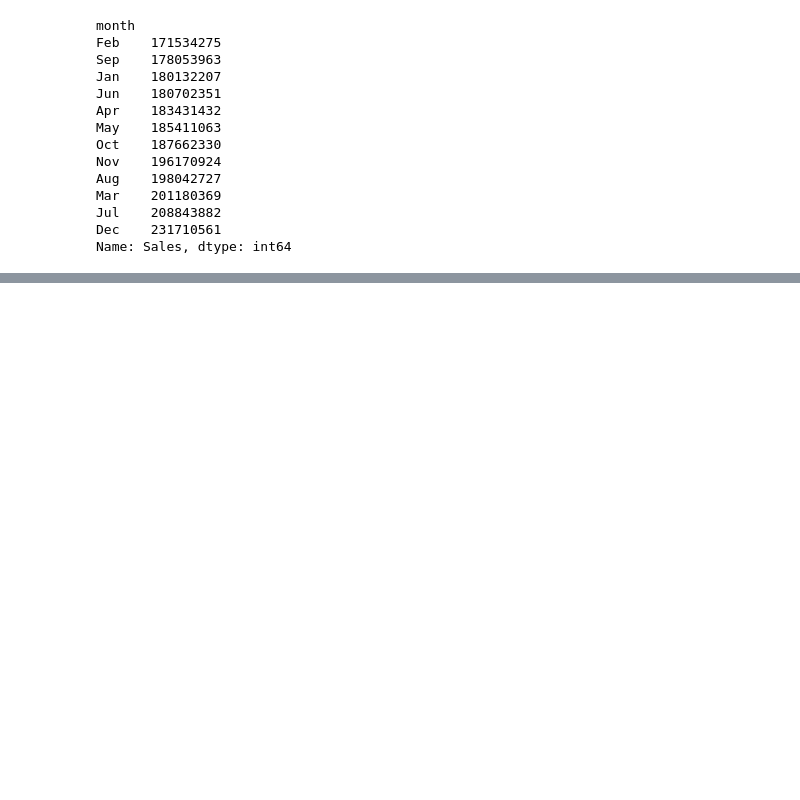
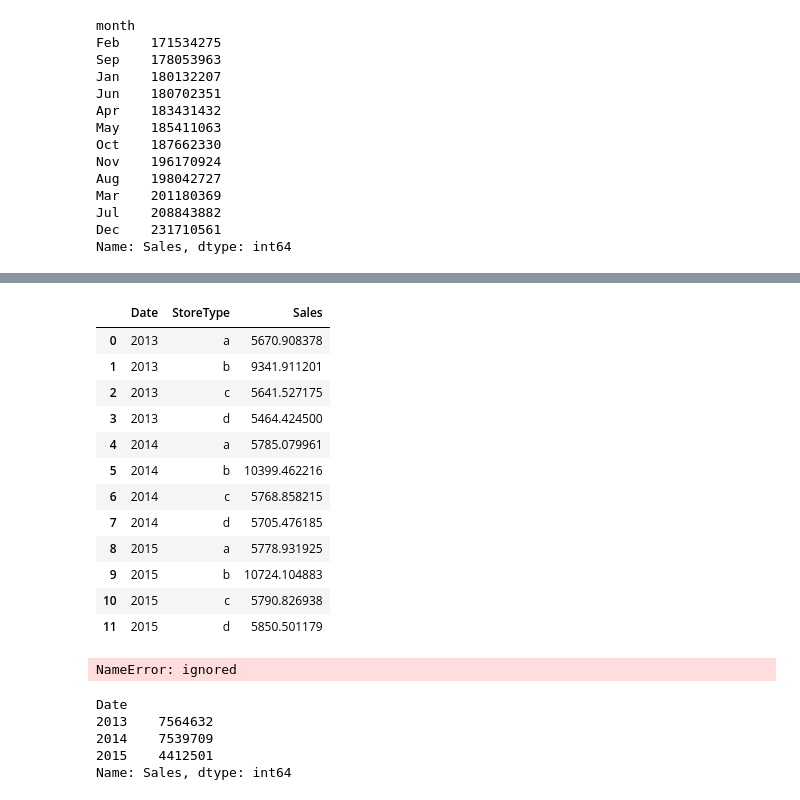
Before and after one commit to almaprateek/Rosmann_sales, a Jupyter notebook: Rossmann_Sales_Prediction_Capstone_Project.ipynb, the cells around one changed output, grey strips where cells are left out. Cells and saved outputs as stored; diff of their text form; code cells hidden in the pictures; blank space fills up the shorter version.

```diff
--- a/Rossmann_Sales_Prediction_Capstone_Project.ipynb
+++ b/Rossmann_Sales_Prediction_Capstone_Project.ipynb
@@ -326,0 +298,30 @@ Name: Sales, dtype: int64
+# %%
+df5= df3.groupby([df3['Date'].dt.year,'StoreType']).Sales.mean().reset_index()
+df5
+# %% [output]
+|  | Date | StoreType | Sales |
+| 0 | 2013 | a | 5670.908378 |
+| 1 | 2013 | b | 9341.911201 |
+| 2 | 2013 | c | 5641.527175 |
+| 3 | 2013 | d | 5464.424500 |
+| 4 | 2014 | a | 5785.079961 |
+| 5 | 2014 | b | 10399.462216 |
+| 6 | 2014 | c | 5768.858215 |
+| 7 | 2014 | d | 5705.476185 |
+| 8 | 2015 | a | 5778.931925 |
+| 9 | 2015 | b | 10724.104883 |
+| 10 | 2015 | c | 5790.826938 |
+| 11 | 2015 | d | 5850.501179 |
+# %%
+import seaborn as sns
+sns.barplot(y='Sales', x='Date', data=df5, hue='StoreType')
+# %% [output]
+NameError: ignored
+# %%
+df5.groupby(df5['Date'])['Sales'].max()
+# %% [output]
+Date
+2013    7564632
+2014    7539709
+2015    4412501
+Name: Sales, dtype: int64
```
Also changed, not shown: parts of 14 cells of this notebook.
